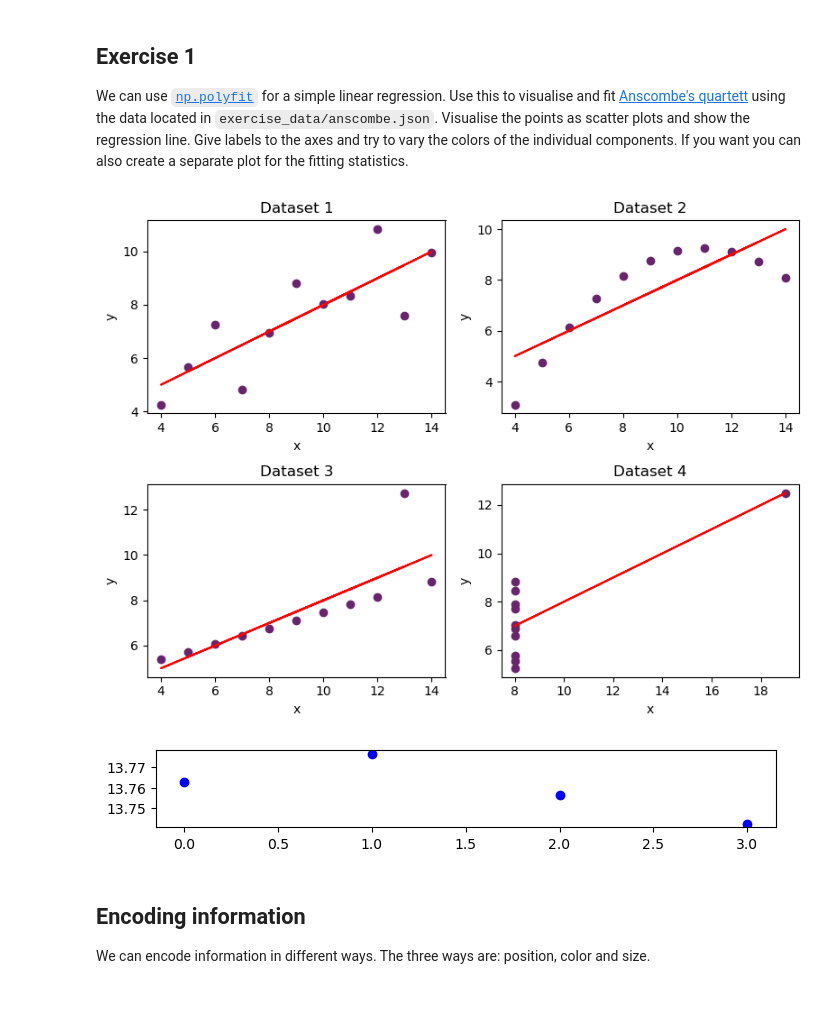
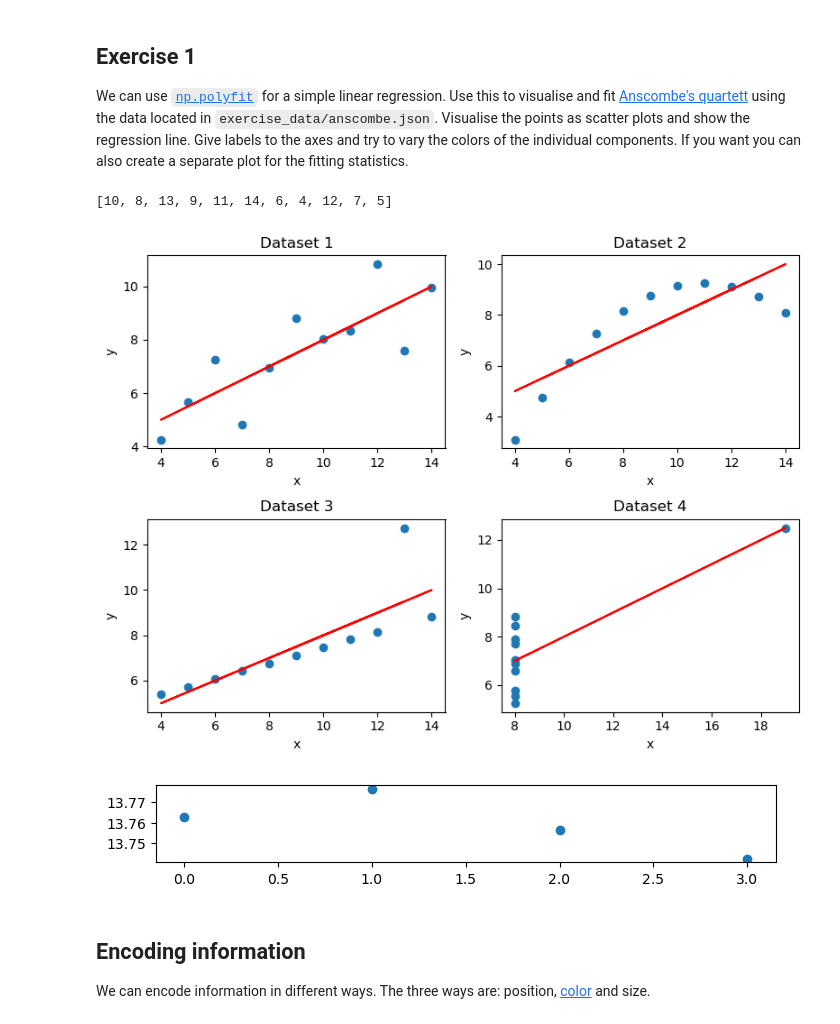
Before and after one commit to Niolon/DataAnalysisPython, a Jupyter notebook: Presentations/03_Matplotlib.ipynb, the cells around one changed output. Saved outputs shown, nothing was run; the diff lists cells and outputs as text; code cells hidden in the pictures.

```diff
--- a/Presentations/03_Matplotlib.ipynb
+++ b/Presentations/03_Matplotlib.ipynb
@@ -1,6 +1,2 @@
-# %%
-import matplotlib.pyplot as plt
-import numpy as np
-plt.style.use('mpl_styles/example1.mplstyle')
 # %% [markdown]
 # Introduction into matplotlib.pyplot
@@ -10,9 +24,9 @@ For quick plotting we can directly use the matplotlib.pyplot functions. The diff
 # %%
-x = np.linspace(0, 2*np.pi, 100)
-y1 = np.sin(x)
-y2 = np.cos(x)
+fig, ax = plt.subplots()
 
-plt.plot(x, y1)
-plt.xlabel("$x$")
-plt.ylabel("sin(x)")
+ax.bar(x, y, color='C2')
+ax.set_xlabel(r'$\frac{x}{\mathrm{a.u.}}$')
+ax.set_ylabel(r'$\sin(x)$')
+
+plt.show()
 # %% [output]
@@ -21,2 +34,19 @@ Text(0, 0.5, 'sin(x)')
 # %% [markdown]
 ## If there are multiple plots using subplots is usually the better idea
+# %%
+x = np.linspace(0, 2*np.pi, 100)
+y_sin = np.sin(x)
+y_cos = np.cos(x)
+
+fig, axes = plt.subplots(1, 2, figsize=(10,4))
+axes[0].plot(x, y_sin, label='sin(x)')
+axes[1].plot(x, y_cos, label='cos(x)')
+
+for ax in axes:
+    ax.set_xlabel('x')
+    ax.set_ylabel('y')
+
+#ax.legend()
+fig.tight_layout()
+
+plt.show()
@@ -51,34 +87,42 @@ plt.show()
 ## Exercise 1
 We can use [`np.polyfit`](https://numpy.org/doc/stable/reference/generated/numpy.polyfit.html) for a simple linear regression. Use this to visualise and fit [Anscombe's quartett](https://www.tandfonline.com/doi/abs/10.1080/00031305.1973.10478966) using the data located in `exercise_data/anscombe.json`.
 Visualise the points as scatter plots and show the regression line. Give labels to the axes and try to vary the colors of the individual components. If you want you can also create a separate plot for the fitting statistics.
+# %%
+import json
+with open('exercise_data/anscombe.json', 'r') as fobj:
+    data = json.load(fobj)
+
+data['dataset1']['x']
+# %% [output]
+[10, 8, 13, 9, 11, 14, 6, 4, 12, 7, 5]
 # %%
 import json
 
 with open('exercise_data/anscombe.json', 'r') as file:
     data_dict = json.load(file)
 
 fig, axs = plt.subplots(2, 2, figsize=(8, 6))
 fig2, ax2 = plt.subplots(1, 1, figsize=(8, 1))
 
 for i, ax in enumerate(axs.flat):
     data = data_dict[f'dataset{i+1}']
     x = np.array(data['x'])
     y = np.array(data['y'])
     ax.scatter(x, y)
     ax.set_title(f'Dataset {i+1}')
     ax.set_xlabel('x')
     ax.set_ylabel('y')
     x_fit, residuals, *_ = np.polyfit(x, y, 1, full=True)
     y_fit = np.polyval(x_fit, x)
     ax.plot(x, y_fit, color='red')
-    ax2.scatter(i, residuals, color='blue')
+    ax2.scatter(i, residuals, color='C0')
 fig.tight_layout()
 # %% [output]
-[figure, old version]
+[figure, new version]
-[figure, old version]
+[figure, new version]
 # %% [markdown]
 ## Encoding information
-We can encode information in different ways. The three ways are: position, color and size.
+We can encode information in different ways. The three ways are: position, [color](https://matplotlib.org/stable/users/explain/colors/colormaps.html) and size.
 # %%
 # Generate random data
 np.random.seed(0)
```
Also changed, not shown: parts of 22 cells of this notebook, 9 other files.
